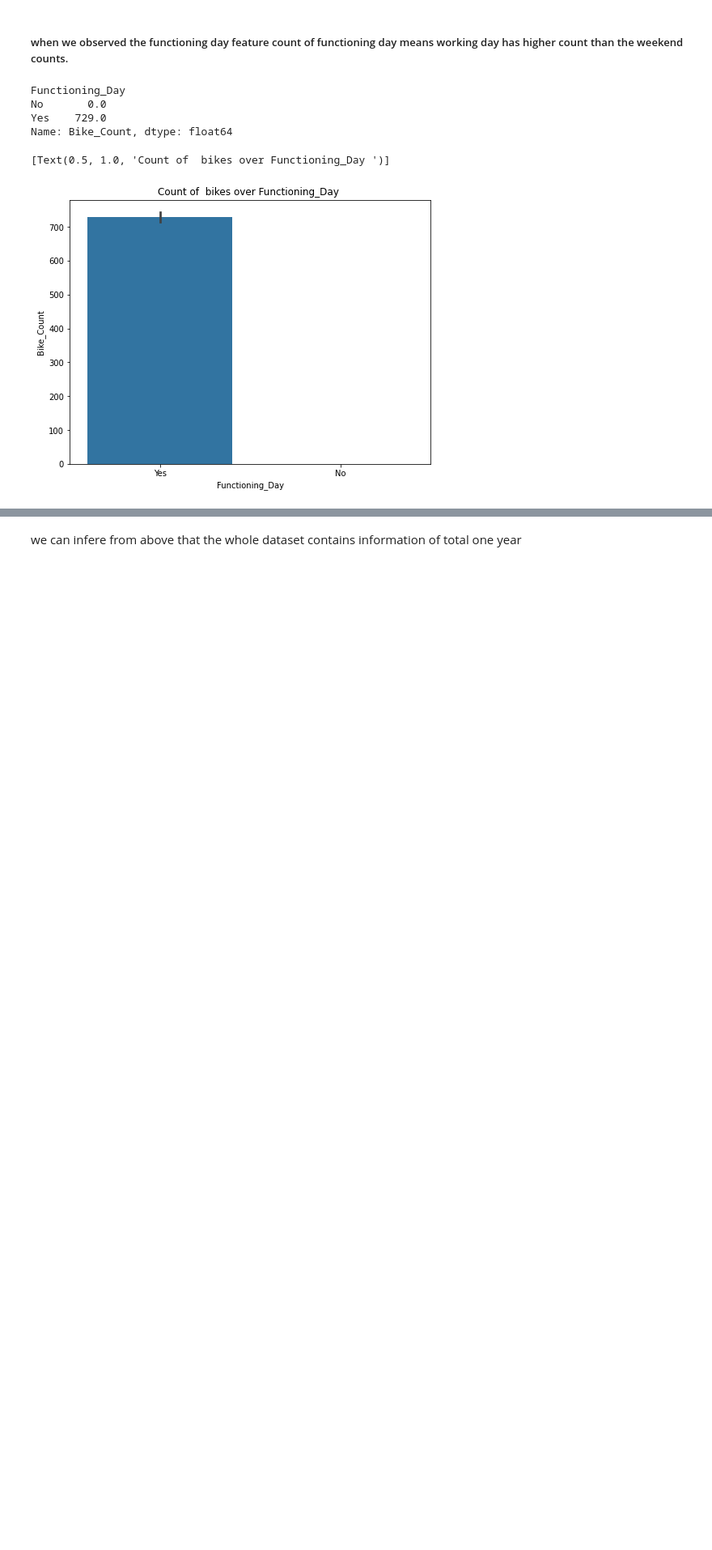
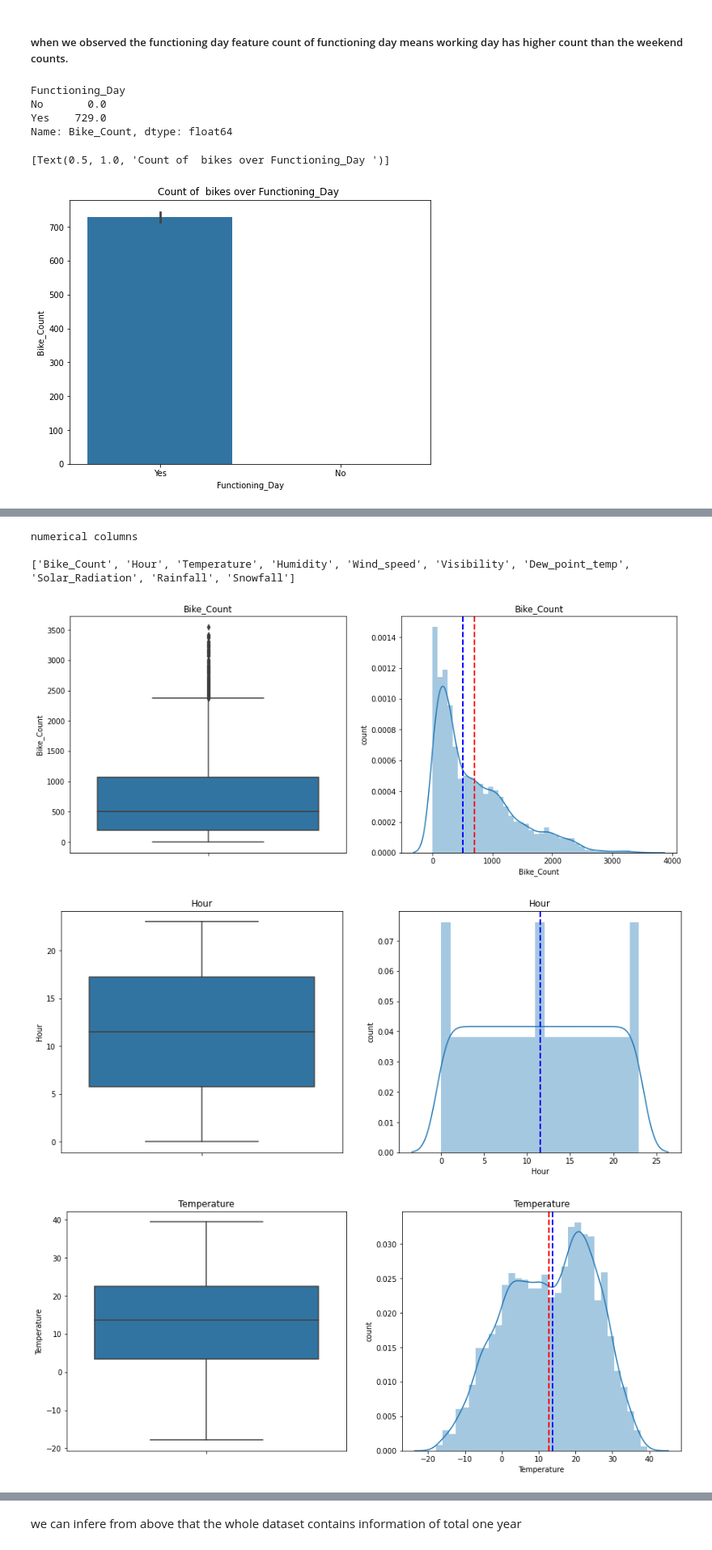
Before and after one commit to pavi-1994/bike_sharing_demand_prediction_capstone_project, a Jupyter notebook: Bike_Sharing_Demand_Prediction_Capstone_Project.ipynb, the cells around one changed output, grey strips where cells are left out. Shown at 81% size. Drawn from its saved outputs; the diff is of its cells as text; code cells hidden in the pictures; blank space fills up the shorter version.

```diff
--- a/Bike_Sharing_Demand_Prediction_Capstone_Project.ipynb
+++ b/Bike_Sharing_Demand_Prediction_Capstone_Project.ipynb
@@ -256,12 +265,3 @@ ax.set(title='Count of  bikes over Seasons ')
-# %%
-# Create dummy variables for the catgeorical variable Seasons
-bike_df['Spring'] = np.where(bike_df['Seasons']=='Spring', 1, 0)
-bike_df['Summer'] = np.where(bike_df['Seasons']=='Summer', 1, 0)
-bike_df['Autumn'] = np.where(bike_df['Seasons']=='Autumn', 1, 0)
-bike_df['Winter'] = np.where(bike_df['Seasons']=='Winter', 1, 0)
-
-# Drop the original column State from the dataframe
-bike_df.drop(columns=['Seasons'],axis=1,inplace=True)
 # %% [markdown]
 
 ### Holiday
@@ -362,0 +352,30 @@ bike_df['Functioning_Day'] = np.where(bike_df['Functioning_Day']=='Yes', 1, 0)
+# %%
+### Univarient analysis  of continuous variables
+bike_numerics_col = bike_df.select_dtypes(include=np.number).columns.tolist()
+print("numerical columns \n")
+print(bike_numerics_col)
+# %% [output]
+numerical columns
+
+['Bike_Count', 'Hour', 'Temperature', 'Humidity', 'Wind_speed', 'Visibility', 'Dew_point_temp', 'Solar_Radiation', 'Rainfall', 'Snowfall']
+# %%
+for var in bike_numerics_col:
+    plt.figure(figsize=(15,6))
+    plt.subplot(1, 2, 1)
+    fig = sns.boxplot(y=bike_df[var])
+    fig.set_title(var)
+    fig.set_ylabel(var)
+
+    plt.subplot(1, 2, 2)
+    fig = sns.distplot(bike_df[var])
+    plt.axvline(bike_df[var].mean(), color='red', linestyle='dashed', linewidth=2)
+    plt.axvline(bike_df[var].median(), color='blue', linestyle='dashed', linewidth=2)
+    fig.set_title(var)
+    fig.set_ylabel('count')
+    fig.set_xlabel(var)
+
+    plt.show()
+# %% [output]
+[figure, added]
+[figure, added]
+[figure, added]
```
Also changed, not shown: parts of 47 cells of this notebook.
